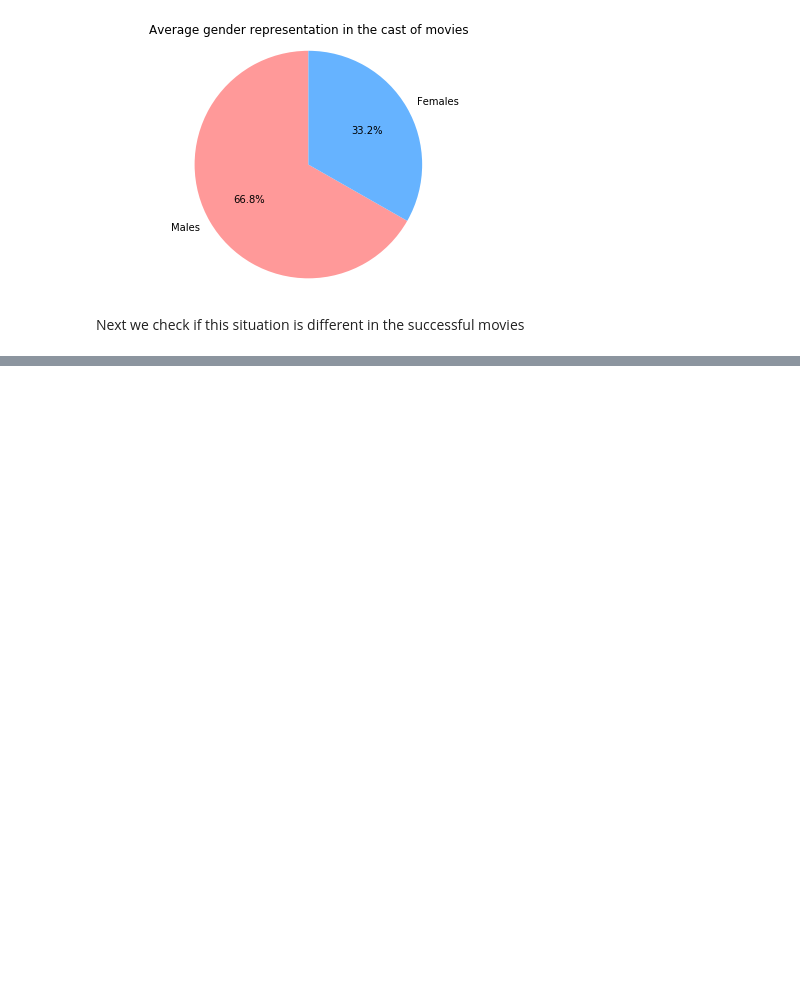
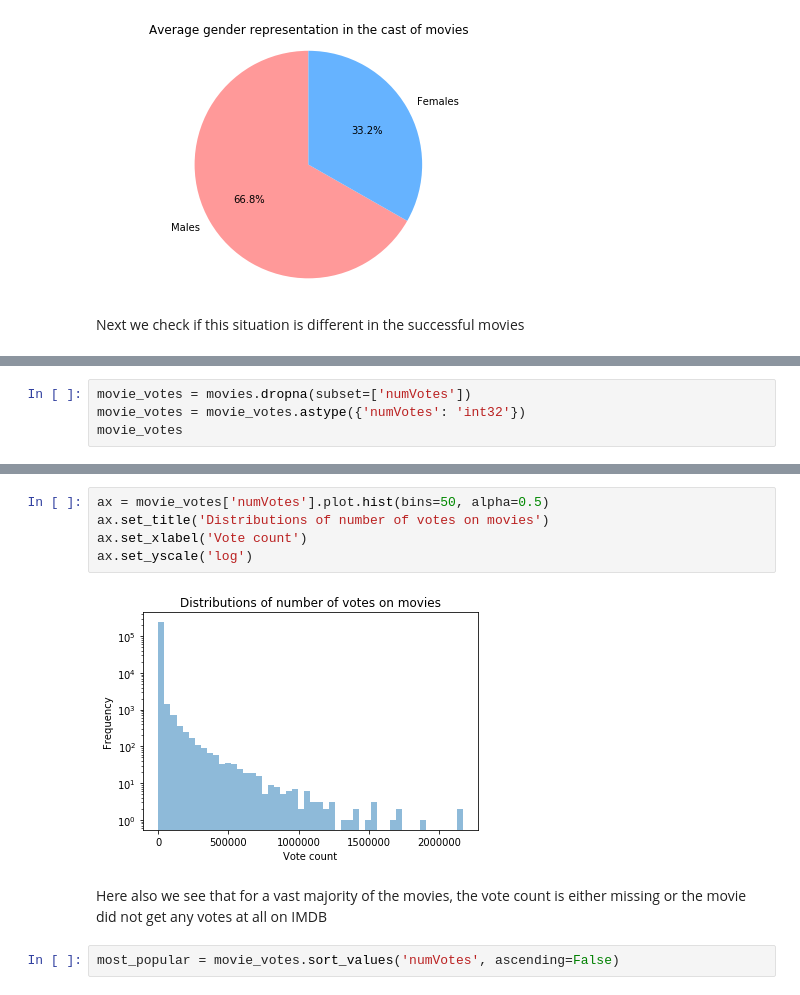
Before and after one commit to Ruchiranga/AD_A-team-project, a Jupyter notebook: Milestone3-ruchiranga.ipynb, the cells around one changed output, grey strips where cells are left out. Saved outputs shown, nothing was run; the diff lists cells and outputs as text; blank space fills up the shorter version.

```diff
--- a/Milestone3-ruchiranga.ipynb
+++ b/Milestone3-ruchiranga.ipynb
@@ -200,0 +317,4 @@ Next we check if this situation is different in the successful movies
+# %%
+movie_votes = movies.dropna(subset=['numVotes'])
+movie_votes = movie_votes.astype({'numVotes': 'int32'})
+movie_votes
@@ -200,0 +335,11 @@ Next we check if this situation is different in the successful movies
+# %%
+ax = movie_votes['numVotes'].plot.hist(bins=50, alpha=0.5)
+ax.set_title('Distributions of number of votes on movies')
+ax.set_xlabel('Vote count')
+ax.set_yscale('log')
+# %% [output]
+[figure, added]
+# %% [markdown]
+Here also we see that for a vast majority of the movies, the vote count is either missing or the movie did not get any votes at all on IMDB
+# %%
+most_popular = movie_votes.sort_values('numVotes', ascending=False)
```
Also changed, not shown: parts of 16 cells of this notebook.
